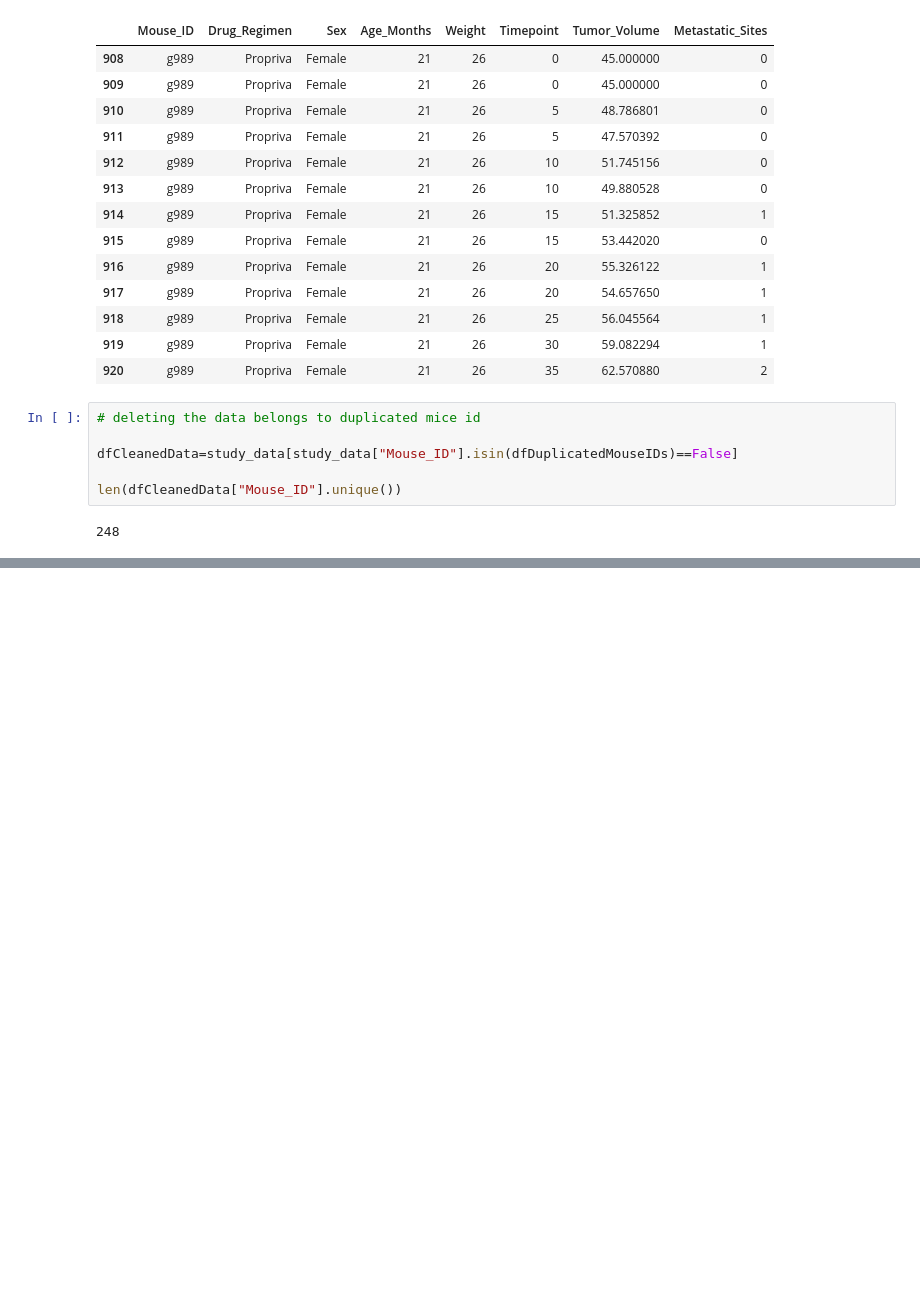
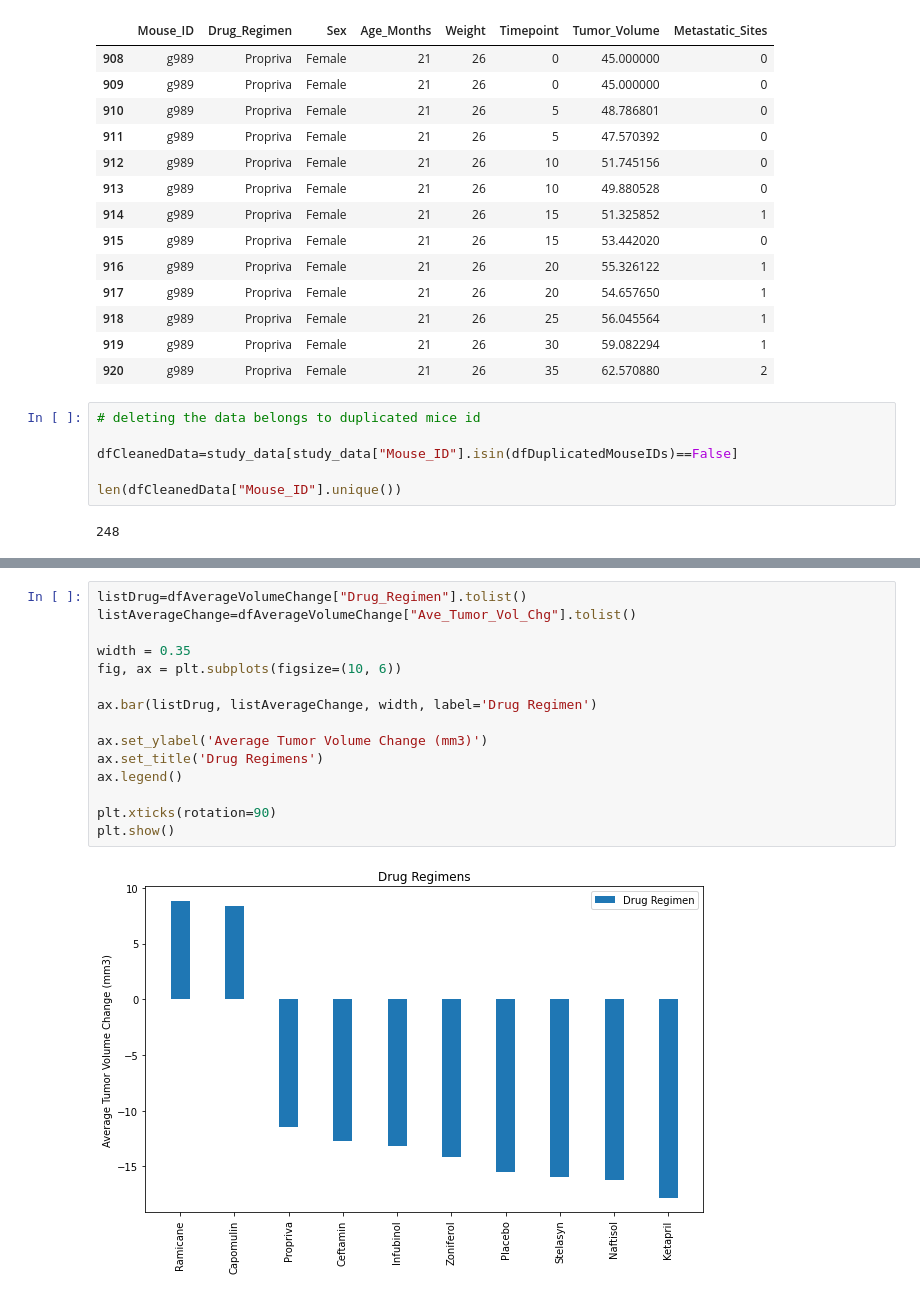
Before and after one commit to warshophysical/Pymaceuticals, a Jupyter notebook: pharma.ipynb, the cells around one changed output, grey strips where cells are left out. Drawn from its saved outputs; the diff is of its cells as text; blank space fills up the shorter version.

Commit message:
Data Analysis
1. What is the average tumor volume change on mices after threatments, by drug regimens?

```diff
--- a/pharma.ipynb
+++ b/pharma.ipynb
@@ -79,0 +142,17 @@ len(dfCleanedData["Mouse_ID"].unique())
+# %%
+listDrug=dfAverageVolumeChange["Drug_Regimen"].tolist()
+listAverageChange=dfAverageVolumeChange["Ave_Tumor_Vol_Chg"].tolist()
+
+width = 0.35
+fig, ax = plt.subplots(figsize=(10, 6))
+
+ax.bar(listDrug, listAverageChange, width, label='Drug Regimen')
+
+ax.set_ylabel('Average Tumor Volume Change (mm3)')
+ax.set_title('Drug Regimens')
+ax.legend()
+
+plt.xticks(rotation=90)
+plt.show()
+# %% [output]
+[figure, added]
```
Also changed, not shown: parts of 4 cells of this notebook.
